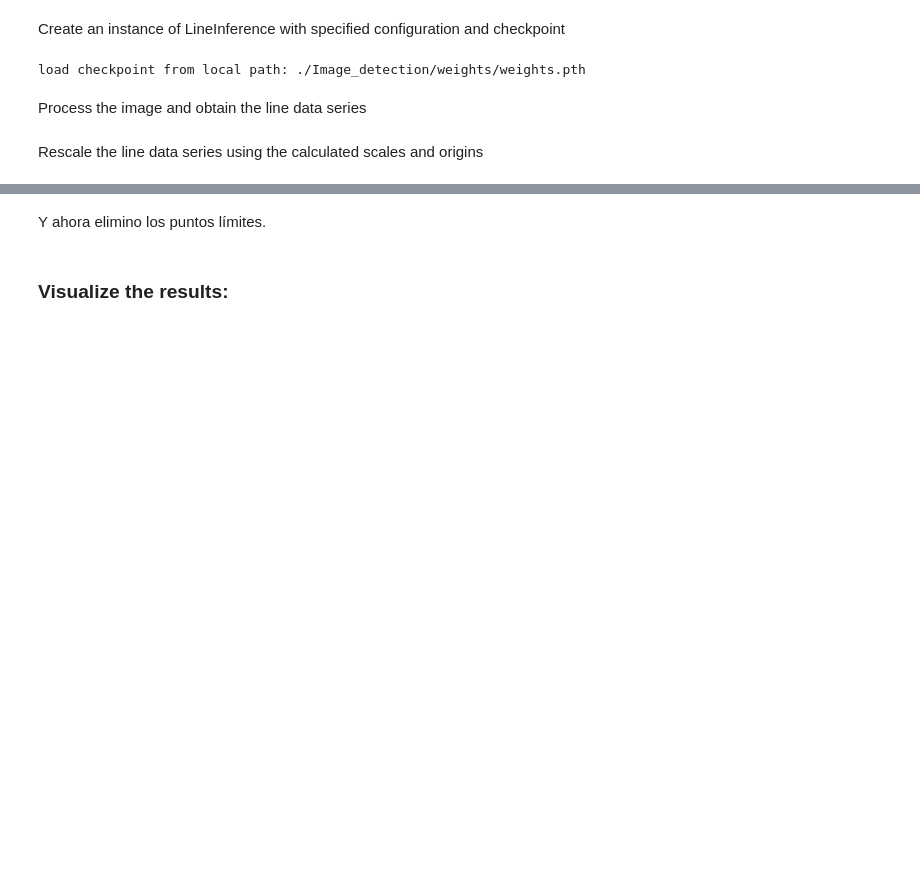
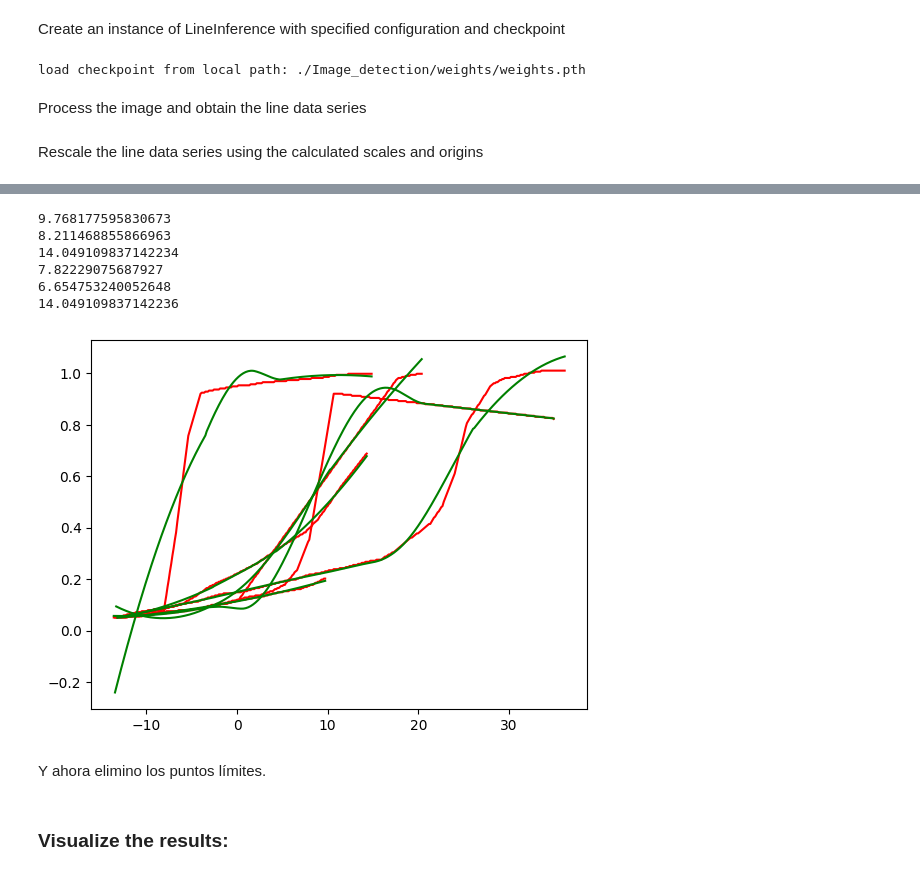
Before and after one commit to f92esmup/Automated-Graphical-Data-Extraction-for-Nanoporous-Materials, a Jupyter notebook: Image.ipynb, the cells around one changed output, grey strips where cells are left out. Cells and saved outputs as stored; diff of their text form; code cells hidden in the pictures; blank space fills up the shorter version.

```diff
--- a/Image.ipynb
+++ b/Image.ipynb
@@ -279,3 +248,57 @@ plt.show()
+# %%
+from scipy.signal import savgol_filter
+
+def smooth_line_data(line_dataseries, method=0, window_size=1):
+    line_dataseries_smooth = []
+    for series in line_dataseries:
+        x_values = np.array([point[0] for point in series])
+        y_values = np.array([point[1] for point in series])
+
+        if method == 0: # 0 = Savitzky-Golay filter &  1 = Moving average filter
+            if len(x_values) > 3:  # Ensure there are enough points to apply Savitzky-Golay filter
+                # Apply Savitzky-Golay filter
+                y_smooth = savgol_filter(y_values, window_length=window_size, polyorder=2)
+                line_dataseries_smooth.append(list(zip(x_values, y_smooth)))
+            else:
+                line_dataseries_smooth.append(series)
+        else:
+            if len(x_values) > 3:  # Ensure there are enough points to create a spline
+                # Apply moving average filter
+                y_smooth = np.convolve(y_values, np.ones(window_size) / window_size, mode='valid')
+
+                # Adjust x to match the length of y_smooth
+                x_smooth = x_values[:len(y_smooth)]
+
+                line_dataseries_smooth.append(list(zip(x_smooth, y_smooth)))
+            else:
+                line_dataseries_smooth.append(series)
+    return line_dataseries_smooth
+# Smooth the line data series
+line_dataseries_smooth = smooth_line_data(line_dataseries_escal, method=0, window_size=150)
+
+
+# Plot the original line data series in red
+for series in line_dataseries_escal:
+    x_values = [point[0] for point in series]
+    print(np.std(x_values))
+    y_values = [point[1] for point in series]
+    plt.plot(x_values, y_values, 'r')
+
+# Plot the smoothed line data series in green
+for series in line_dataseries_smooth:
+    x_values = [point[0] for point in series]
+    y_values = [point[1] for point in series]
+    plt.plot(x_values, y_values, 'g')
+
+plt.show()
+# %% [output]
+9.768177595830673
+8.211468855866963
+14.049109837142234
+7.82229075687927
+6.654753240052648
+14.049109837142236
+[figure, added]
 # %% [markdown]
 Y ahora elimino los puntos límites.
 # %%
```
Also changed, not shown: parts of 7 cells of this notebook, 4 other files.
